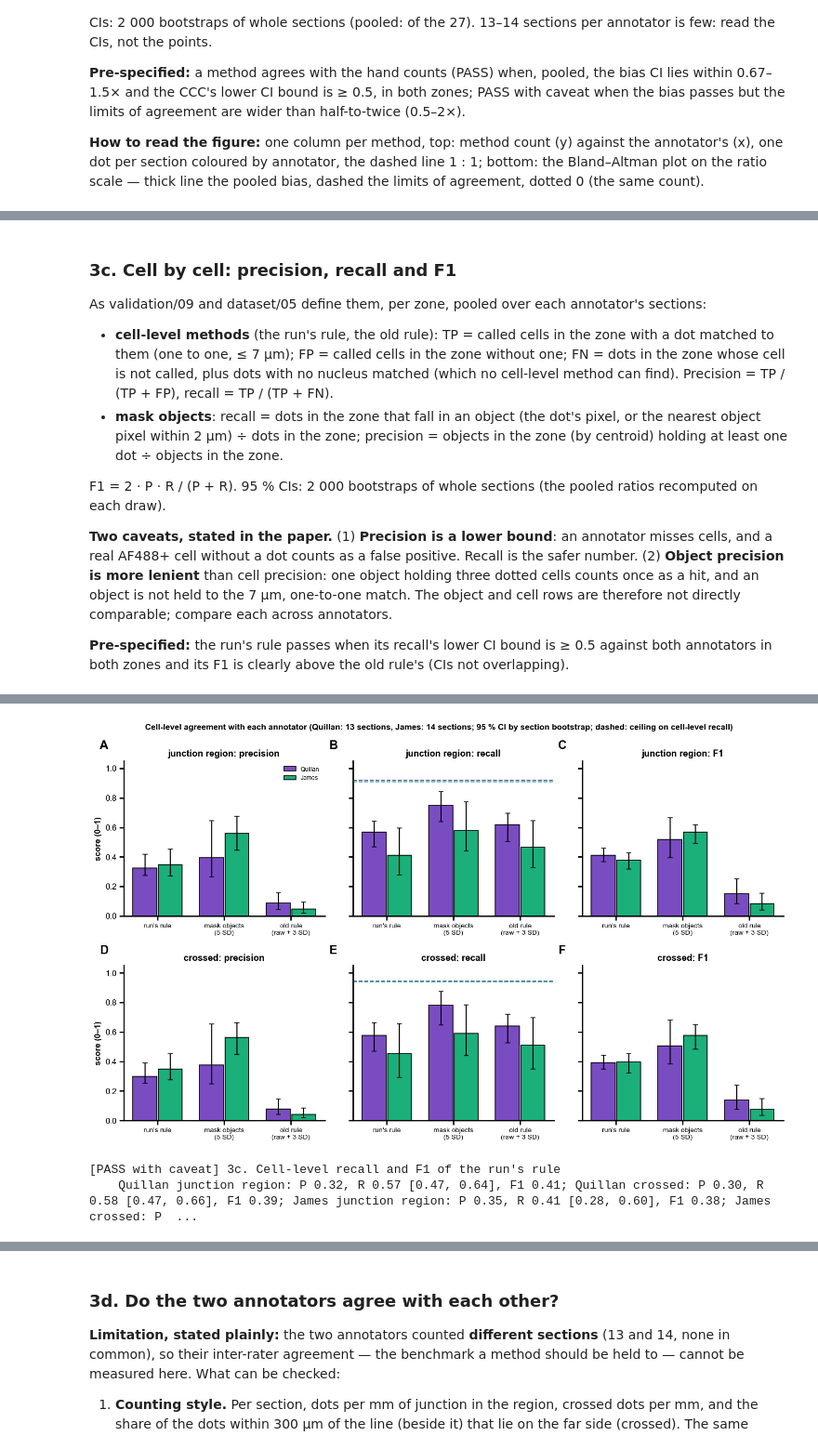
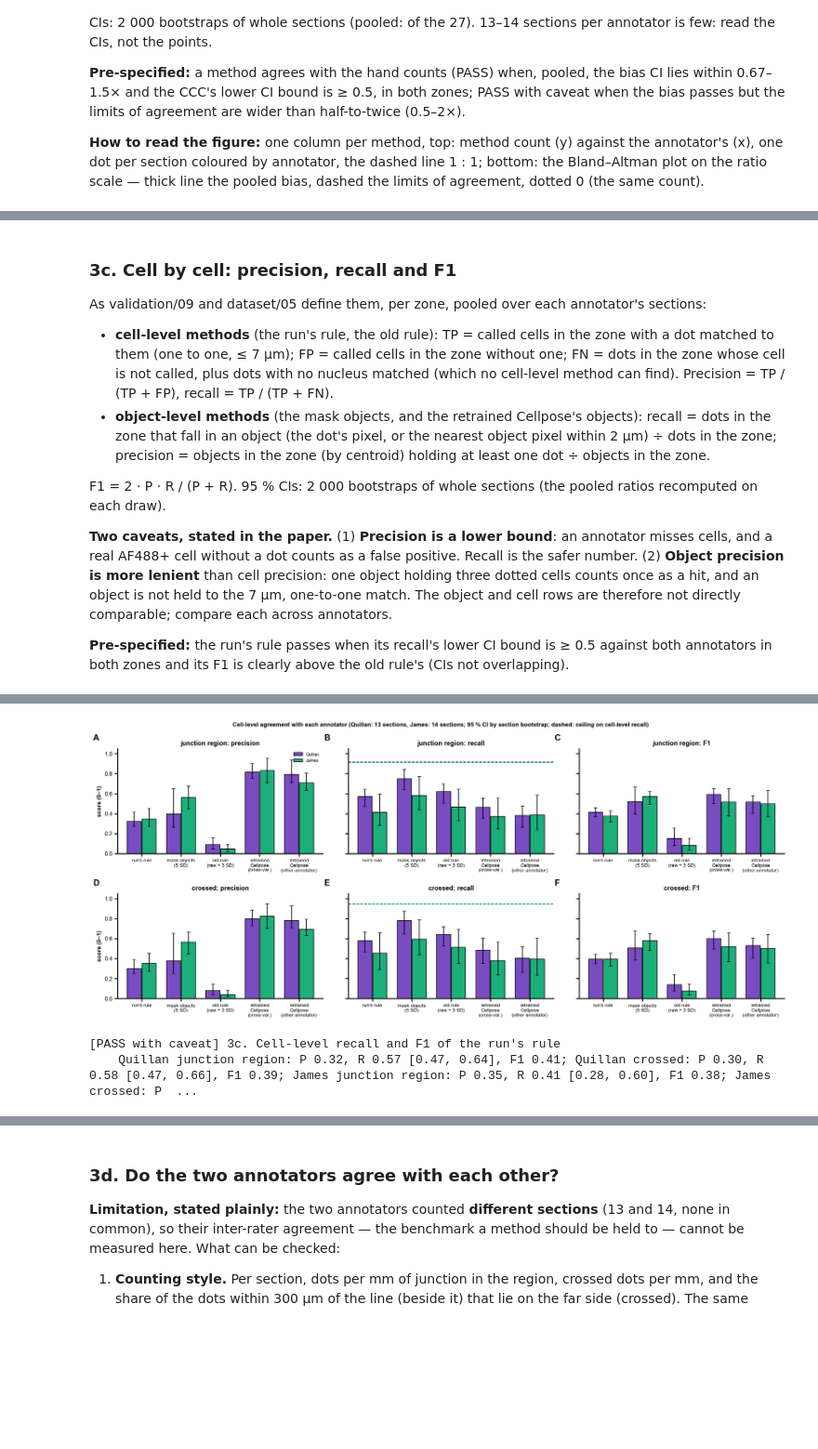
Before and after one commit to daggermaster3000/ARGUS, a Jupyter notebook: notebooks/publication/01_pipeline_validation.ipynb, the cells around one changed output, grey strips where cells are left out. Shown at 93% size. Cells and saved outputs as stored; diff of their text form; code cells hidden in the pictures; blank space fills up the shorter version.

```diff
--- a/notebooks/publication/01_pipeline_validation.ipynb
+++ b/notebooks/publication/01_pipeline_validation.ipynb
@@ -1544,8 +1656,8 @@ CIs: 2 000 bootstraps of whole sections (pooled: of the 27). 13–14 sections pe
 **How to read the figure:** one column per method, top: method count (y) against the annotator's (x), one dot per section coloured by annotator, the dashed line 1 : 1; bottom: the Bland–Altman plot on the ratio scale — thick line the pooled bias, dashed the limits of agreement, dotted 0 (the same count).
 # %%
 def count_of(name, method, zone):
-    if method == BODIES:
-        return int(in_zone(OBJECTS[name], zone).sum())
+    if method in OBJ_TABLES:
+        return int(in_zone(OBJ_TABLES[method][name], zone).sum())
     c = CELLS[name]
     return int((c[method].to_numpy(bool) & in_zone(c, zone)).sum())
 
@@ -1608,7 +1720,7 @@ def agreement_figure(zone):
         ax.set_xlim(0, top)
         ax.set_ylim(0, top)
         ax.set_xlabel("annotator: AF488+ cells (dots)")
-        ax.set_ylabel(f"method: {'objects' if method == BODIES else 'AF488+ cells'}")
+        ax.set_ylabel(f"method: {'objects' if method in OBJ_TABLES else 'AF488+ cells'}")
         ax.set_title(method, color=METHOD_COLOURS[method])
         ax.text(0.04, 0.96, f"CCC {a['CCC']:.2f} [{a['CCC low']:.2f}, {a['CCC high']:.2f}]\nρ {a['Spearman ρ']:.2f}",
                 transform=ax.transAxes, va="top", fontsize=8.5, fontweight="bold", zorder=5,
@@ -1633,7 +1745,7 @@ def agreement_figure(zone):
                 bbox=dict(facecolor="white", edgecolor="none", alpha=0.85, pad=1.5))
     axes[0, 0].legend(fontsize=8, loc="lower right")
     panel_letters(axes)
-    fig.suptitle(f"{zone}: per-section counts against the hand counts (27 sections; CIs: section bootstrap)",
+    fig.suptitle(f"{zone}: per-section counts against the hand counts ({len(names)} sections; CIs: section bootstrap)",
                  fontsize=12, fontweight="bold")
     fig.tight_layout()
     return fig
@@ -1708,7 +1824,7 @@ hand counts per section (region / crossed):
 As validation/09 and dataset/05 define them, per zone, pooled over each annotator's sections:
 
 - **cell-level methods** (the run's rule, the old rule): TP = called cells in the zone with a dot matched to them (one to one, ≤ 7 µm); FP = called cells in the zone without one; FN = dots in the zone whose cell is not called, plus dots with no nucleus matched (which no cell-level method can find). Precision = TP / (TP + FP), recall = TP / (TP + FN).
-- **mask objects**: recall = dots in the zone that fall in an object (the dot's pixel, or the nearest object pixel within 2 µm) ÷ dots in the zone; precision = objects in the zone (by centroid) holding at least one dot ÷ objects in the zone.
+- **object-level methods** (the mask objects, and the retrained Cellpose's objects): recall = dots in the zone that fall in an object (the dot's pixel, or the nearest object pixel within 2 µm) ÷ dots in the zone; precision = objects in the zone (by centroid) holding at least one dot ÷ objects in the zone.
 
 F1 = 2 · P · R / (P + R). 95 % CIs: 2 000 bootstraps of whole sections (the pooled ratios recomputed on each draw).
 
@@ -1719,12 +1835,12 @@ F1 = 2 · P · R / (P + R). 95 % CIs: 2 000 bootstraps of whole sections (the po
 def tally_of(name, method, zone):
     d = DOTS[name]
     d_here = in_zone(d, zone)
-    if method == BODIES:
-        o = OBJECTS[name]
+    if method in OBJ_TABLES:
+        o, hit = OBJ_TABLES[method][name], OBJ_HITS[method][name]
         o_here = in_zone(o, zone)
-        held = np.isin(o["object"].to_numpy(), d["object"].to_numpy()[d["object"].to_numpy() > 0])
+        held = np.isin(o["object"].to_numpy(), hit[hit > 0])
         return {"positives": int(o_here.sum()), "with a dot": int((o_here & held).sum()),
-                "dots": int(d_here.sum()), "found": int((d_here & (d["object"].to_numpy() > 0)).sum())}
+                "dots": int(d_here.sum()), "found": int((d_here & (hit > 0)).sum())}
     c = CELLS[name]
     here, clicked = in_zone(c, zone), c["clicked"].to_numpy(bool)
     called = c[method].to_numpy(bool) & here
@@ -1734,7 +1850,7 @@ def tally_of(name, method, zone):
 
 
 tally = pd.DataFrame([{"name": n, "annotator": hand_sections.at[n, "annotator"], "zone": zone, "method": m,
-                       **tally_of(n, m, zone)} for n in names for zone in ZONES for m in METHODS])
+                       **tally_of(n, m, zone)} for n in names for zone in ZONES for m in METHODS + CELL_EXTRA])
 
 
 def precision(t):
@@ -1752,7 +1868,7 @@ def f1_of(t):
 
 prf_rows = []
 for zone in ZONES:
-    for method in METHODS:
+    for method in METHODS + CELL_EXTRA:
         for who in [*WHO, "pooled"]:
             t = tally[(tally["zone"] == zone) & (tally["method"] == method)]
             t = t if who == "pooled" else t[t["annotator"] == who]
@@ -1765,7 +1881,7 @@ for zone in ZONES:
 prf = pd.DataFrame(prf_rows).set_index(["zone", "method", "annotator"])
 display(prf.round(2))
 
-fig, axes = plt.subplots(len(ZONES), 3, figsize=(13, 4.0 * len(ZONES)), sharey=True, squeeze=False)
+fig, axes = plt.subplots(len(ZONES), 3, figsize=(2.6 * len(METHODS) + 5.2, 4.0 * len(ZONES)), sharey=True, squeeze=False)
 for i, zone in enumerate(ZONES):
     for j, measure in enumerate(("precision", "recall", "F1")):
         ax = axes[i, j]
@@ -1780,7 +1896,7 @@ for i, zone in enumerate(ZONES):
         if measure == "recall":
             for k, who in enumerate(WHO):
                 ax.axhline(ceiling.at[(who, zone), "matched 1 to 1"], color=ANNOTATOR_COLOURS[who], ls="--", lw=1.4)
-        ax.set_xticks(range(len(METHODS)), [m.replace(" (", "\n(") for m in METHODS], fontsize=9)
+        ax.set_xticks(range(len(METHODS)), [tick_label(m) for m in METHODS], fontsize=9)
         ax.set_ylim(0, 1.05)
         ax.set_title(f"{zone}: {measure}")
         if j == 0:
@@ -1828,4 +1944,4 @@ verdict("3c. Cell-level recall and F1 of the run's rule", "PASS" if recall_ok an
-[figure, old version]
+[figure, new version]
 [PASS with caveat] 3c. Cell-level recall and F1 of the run's rule
     Quillan junction region: P 0.32, R 0.57 [0.47, 0.64], F1 0.41; Quillan crossed: P 0.30, R 0.58 [0.47, 0.66], F1 0.39; James junction region: P 0.35, R 0.41 [0.28, 0.60], F1 0.38; James crossed: P  ...
 # %% [markdown]
```
Also changed, not shown: parts of 14 cells of this notebook, 4 other files.
